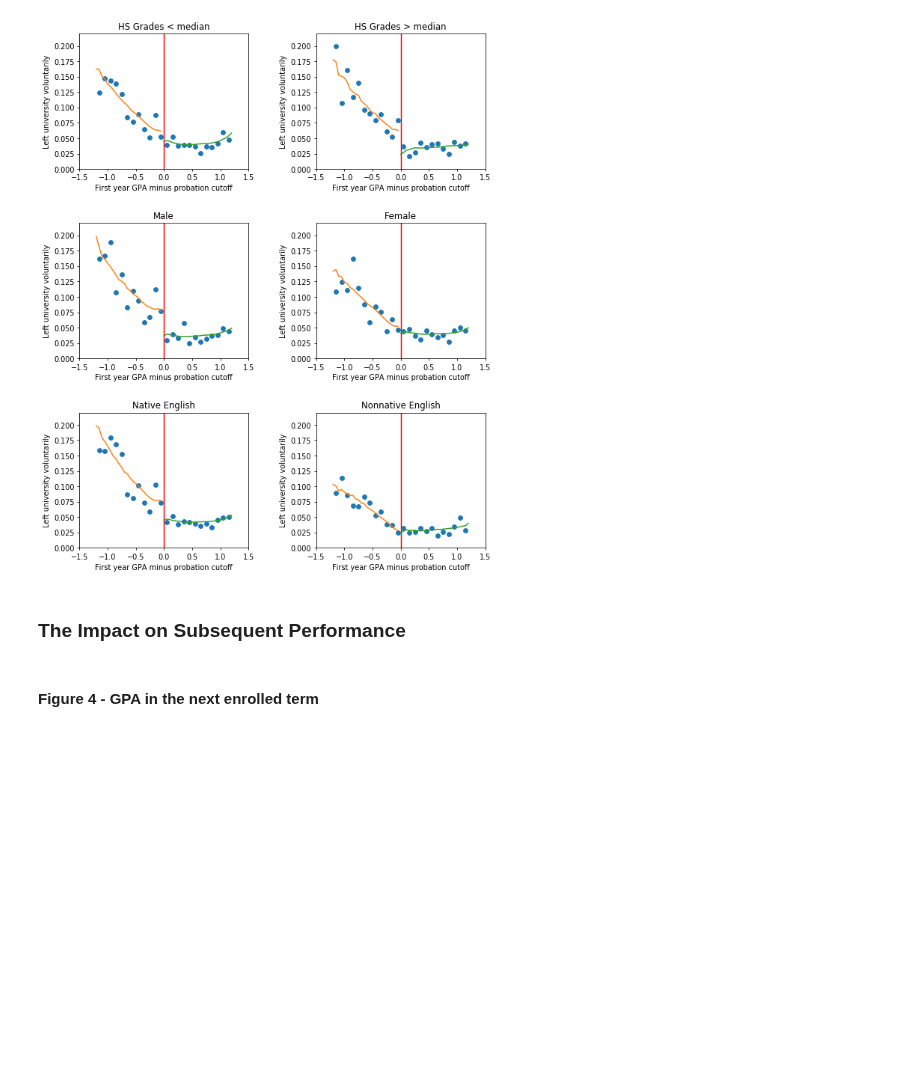
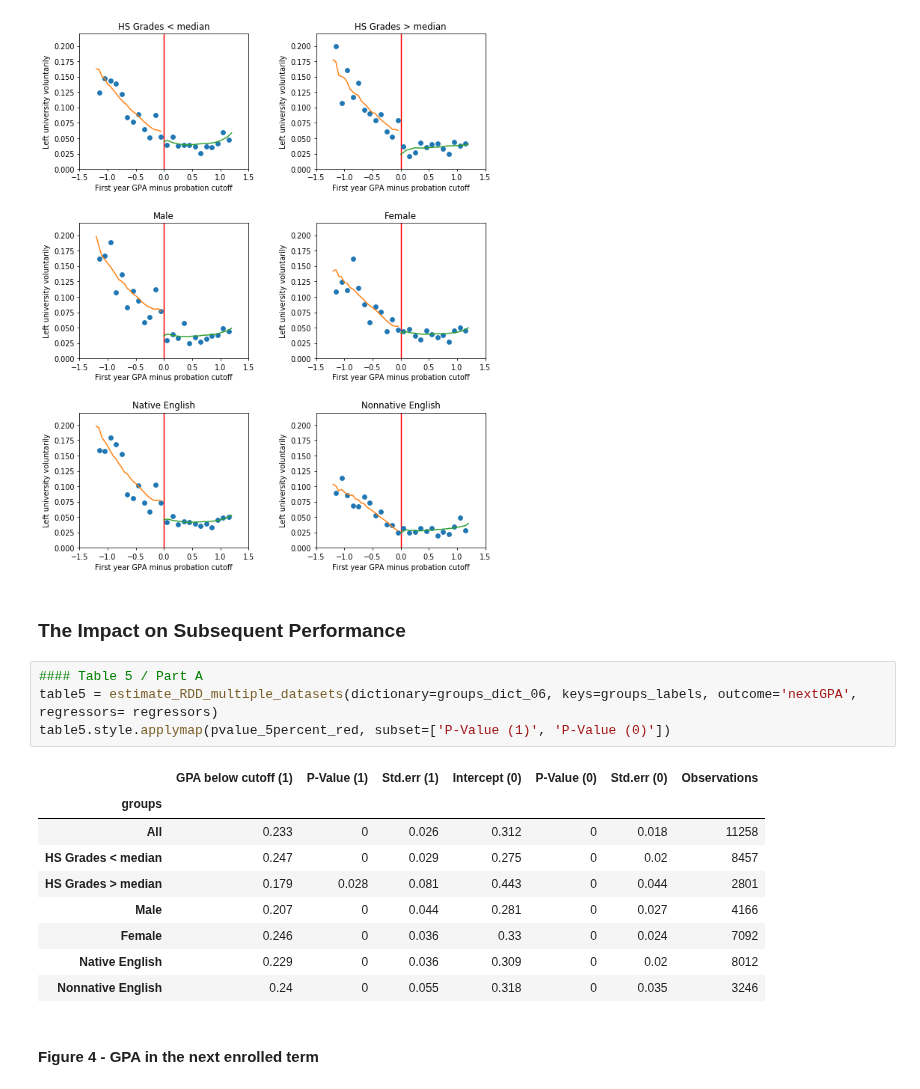
Before and after one commit to amageh/replication-performance-standards, a Jupyter notebook: project.ipynb, the cells around one changed output. Drawn from its saved outputs; the diff is of its cells as text; blank space fills up the shorter version.

```diff
--- a/project.ipynb
+++ b/project.ipynb
@@ -504,6 +514,20 @@ Text(0.5,1,'Nonnative English')
 [figure]
 # %% [markdown]
 ### The Impact on Subsequent Performance
+# %%
+#### Table 5 / Part A
+table5 = estimate_RDD_multiple_datasets(dictionary=groups_dict_06, keys=groups_labels, outcome='nextGPA', regressors= regressors)
+table5.style.applymap(pvalue_5percent_red, subset=['P-Value (1)', 'P-Value (0)'])
+# %% [output]
+|  | GPA below cutoff (1) | P-Value (1) | Std.err (1) | Intercept (0) | P-Value (0) | Std.err (0) | Observations |
+| groups |  |  |  |  |  |  |  |
+| All | 0.233 | 0 | 0.026 | 0.312 | 0 | 0.018 | 11258 |
+| HS Grades < median | 0.247 | 0 | 0.029 | 0.275 | 0 | 0.02 | 8457 |
+| HS Grades > median | 0.179 | 0.028 | 0.081 | 0.443 | 0 | 0.044 | 2801 |
+| Male | 0.207 | 0 | 0.044 | 0.281 | 0 | 0.027 | 4166 |
+| Female | 0.246 | 0 | 0.036 | 0.33 | 0 | 0.024 | 7092 |
+| Native English | 0.229 | 0 | 0.036 | 0.309 | 0 | 0.02 | 8012 |
+| Nonnative English | 0.24 | 0 | 0.055 | 0.318 | 0 | 0.035 | 3246 |
 # %% [markdown]
 #### Figure 4 - GPA in the next enrolled term
 # %%
```
Also changed, not shown: parts of 16 cells of this notebook.
